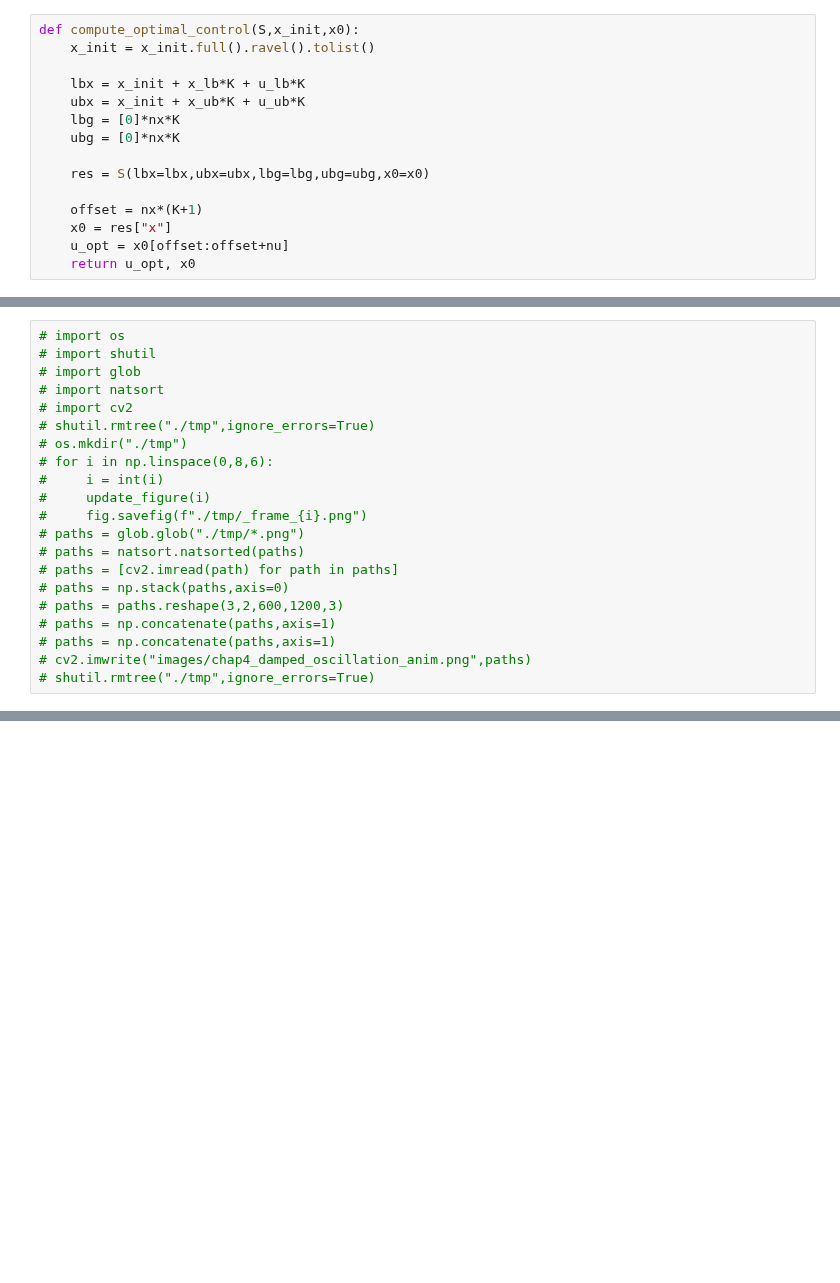
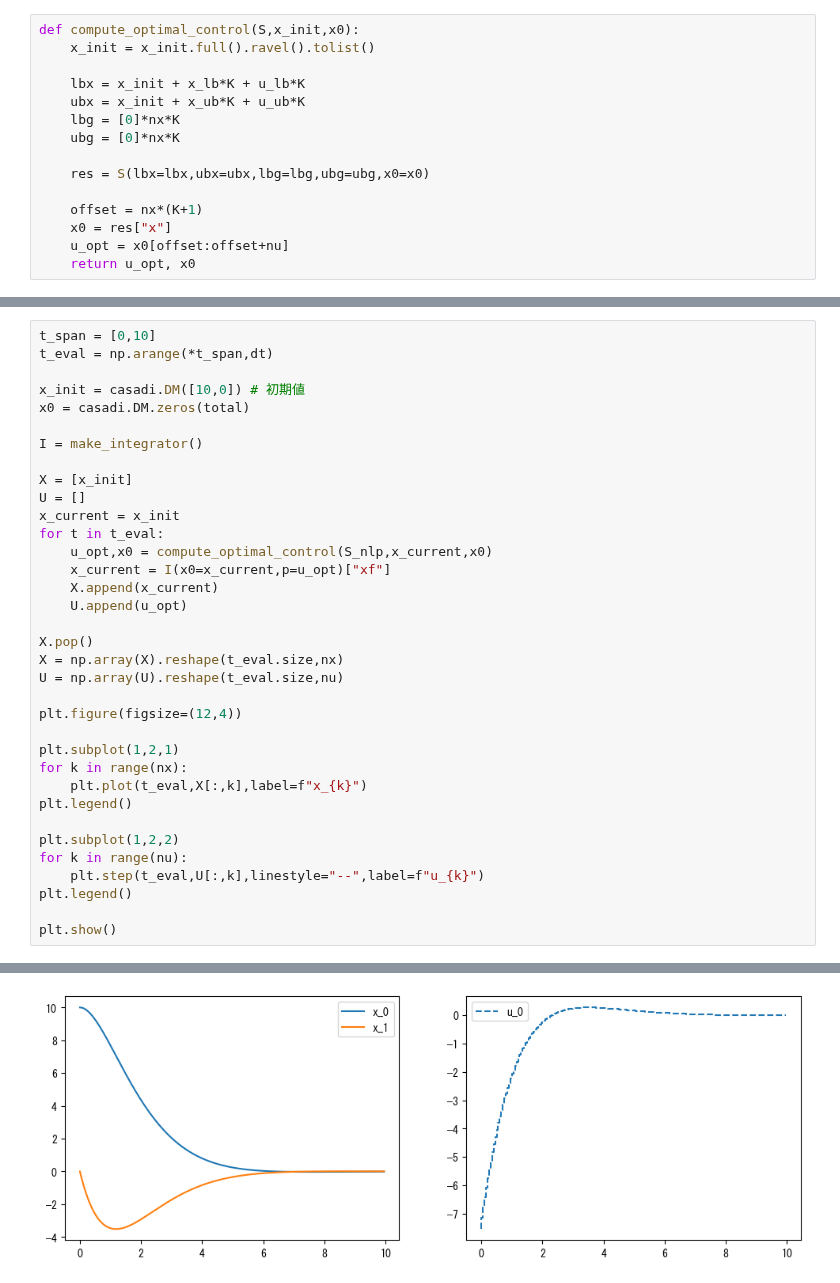
Before and after one commit to proxima-technology/casadi_mpc_nyuumon, a Jupyter notebook: src/chapter7_QP_example.ipynb, the cells around one changed output, grey strips where cells are left out. Drawn from its saved outputs; the diff is of its cells as text; blank space fills up the shorter version.

```diff
--- a/src/chapter7_QP_example.ipynb
+++ b/src/chapter7_QP_example.ipynb
@@ -227,21 +193,36 @@ ani.save("images/chap4_damped_oscillation.gif",writer="pillow",fps=fps)
-# %%
-# import os
-# import shutil
-# import glob
-# import natsort
-# import cv2
-# shutil.rmtree("./tmp",ignore_errors=True)
-# os.mkdir("./tmp")
-# for i in np.linspace(0,8,6):
-#     i = int(i)
-#     update_figure(i)
-#     fig.savefig(f"./tmp/_frame_{i}.png")
-# paths = glob.glob("./tmp/*.png")
-# paths = natsort.natsorted(paths)
-# paths = [cv2.imread(path) for path in paths]
-# paths = np.stack(paths,axis=0)
-# paths = paths.reshape(3,2,600,1200,3)
-# paths = np.concatenate(paths,axis=1)
-# paths = np.concatenate(paths,axis=1)
-# cv2.imwrite("images/chap4_damped_oscillation_anim.png",paths)
-# shutil.rmtree("./tmp",ignore_errors=True)
+# %%
+t_span = [0,10]
+t_eval = np.arange(*t_span,dt)
+
+x_init = casadi.DM([10,0]) # 初期値
+x0 = casadi.DM.zeros(total)
+
+I = make_integrator()
+
+X = [x_init]
+U = []
+x_current = x_init
+for t in t_eval:
+    u_opt,x0 = compute_optimal_control(S_nlp,x_current,x0)
+    x_current = I(x0=x_current,p=u_opt)["xf"]
+    X.append(x_current)
+    U.append(u_opt)
+
+X.pop()
+X = np.array(X).reshape(t_eval.size,nx)
+U = np.array(U).reshape(t_eval.size,nu)
+
+plt.figure(figsize=(12,4))
+
+plt.subplot(1,2,1)
+for k in range(nx):
+    plt.plot(t_eval,X[:,k],label=f"x_{k}")
+plt.legend()
+
+plt.subplot(1,2,2)
+for k in range(nu):
+    plt.step(t_eval,U[:,k],linestyle="--",label=f"u_{k}")
+plt.legend()
+
+plt.show()
+# %% [output]
@@ -247,0 +246 @@ ani.save("images/chap4_damped_oscillation.gif",writer="pillow",fps=fps)
+[figure, added]
```
Also changed, not shown: parts of 11 cells of this notebook, 1 other file.
